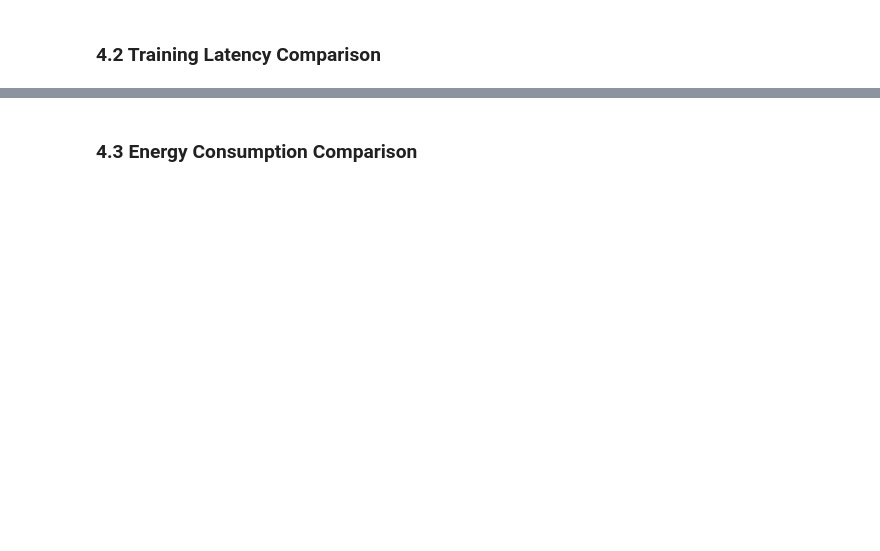
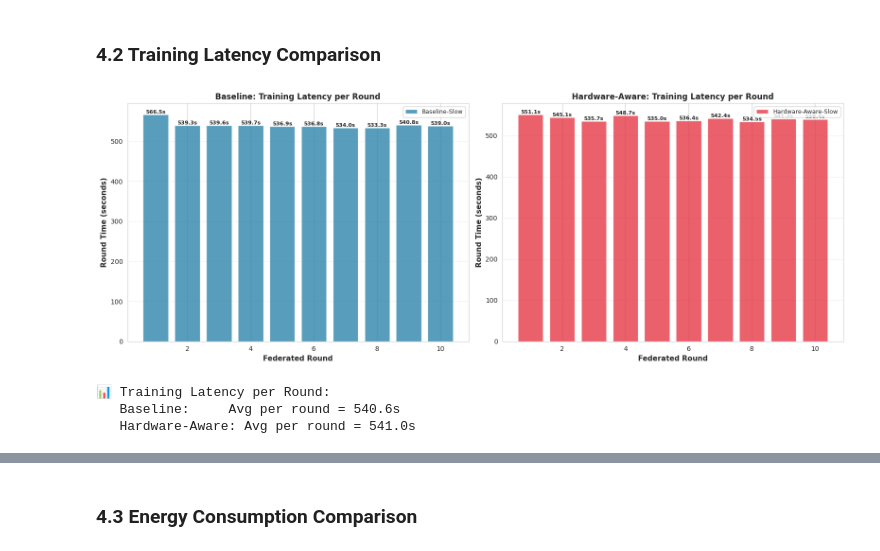
Before and after one commit to nhefner12/cecs-574-dist-computing-project, a Jupyter notebook: comparison_analysis.ipynb, the cells around one changed output, grey strips where cells are left out. Drawn from its saved outputs; the diff is of its cells as text; code cells hidden in the pictures; blank space fills up the shorter version.

```diff
--- a/comparison_analysis.ipynb
+++ b/comparison_analysis.ipynb
@@ -494,3 +661,61 @@ plt.show()
 # %% [markdown]
 ### 4.2 Training Latency Comparison
+# %%
+# Training Latency per Round: Baseline vs Hardware-Aware (Slow Configuration)
+fig, axes = plt.subplots(1, 2, figsize=(16, 6))
+
+baseline_df = metrics_data.get("baseline", {}).get("slow")
+hw_aware_df = metrics_data.get("hardware-aware", {}).get("slow")
+
+if baseline_df is not None and hw_aware_df is not None:
+    # Plot 1: Baseline - Training time per round (bar chart)
+    ax1 = axes[0]
+    if 'train_time_sec' in baseline_df.columns:
+        rounds = baseline_df.get('round', range(len(baseline_df)))
+        ax1.bar(rounds, baseline_df['train_time_sec'], alpha=0.8, color='#2E86AB', label='Baseline-Slow')
+
+        # Add value labels
+        for r, val in zip(rounds, baseline_df['train_time_sec']):
+            ax1.text(r, val, f'{val:.1f}s', ha='center', va='bottom', fontsize=8, fontweight='bold')
+
+    ax1.set_xlabel('Federated Round', fontsize=11, fontweight='bold')
+    ax1.set_ylabel('Round Time (seconds)', fontsize=11, fontweight='bold')
+    ax1.set_title('Baseline: Training Latency per Round', fontsize=12, fontweight='bold')
+    ax1.legend(fontsize=9)
+    ax1.grid(True, alpha=0.3, axis='y')
+
+    # Plot 2: Hardware-Aware - Training time per round (bar chart)
+    ax2 = axes[1]
+    if 'train_time_sec' in hw_aware_df.columns:
+        rounds = hw_aware_df.get('round', range(len(hw_aware_df)))
+        ax2.bar(rounds, hw_aware_df['train_time_sec'], alpha=0.8, color='#E63946', label='Hardware-Aware-Slow')
+
+        # Add value labels
+        for r, val in zip(rounds, hw_aware_df['train_time_sec']):
+            ax2.text(r, val, f'{val:.1f}s', ha='center', va='bottom', fontsize=8, fontweight='bold')
+
+    ax2.set_xlabel('Federated Round', fontsize=11, fontweight='bold')
+    ax2.set_ylabel('Round Time (seconds)', fontsize=11, fontweight='bold')
+    ax2.set_title('Hardware-Aware: Training Latency per Round', fontsize=12, fontweight='bold')
+    ax2.legend(fontsize=9)
+    ax2.grid(True, alpha=0.3, axis='y')
+
+    plt.tight_layout()
+    plt.show()
+
+    # Print comparison
+    if 'train_time_sec' in baseline_df.columns and 'train_time_sec' in hw_aware_df.columns:
+        baseline_avg = baseline_df['train_time_sec'].mean()
+        hw_aware_avg = hw_aware_df['train_time_sec'].mean()
+
+        print(f"\n📊 Training Latency per Round:")
+        print(f"   Baseline:     Avg per round = {baseline_avg:.1f}s")
+        print(f"   Hardware-Aware: Avg per round = {hw_aware_avg:.1f}s")
+else:
+    print("⚠️  Slow experiment data not available. Please run the slow experiment first.")
+# %% [output]
+[figure, added]
+📊 Training Latency per Round:
+   Baseline:     Avg per round = 540.6s
+   Hardware-Aware: Avg per round = 541.0s
 # %%
```
Also changed, not shown: parts of 22 cells of this notebook, 16 other files.
